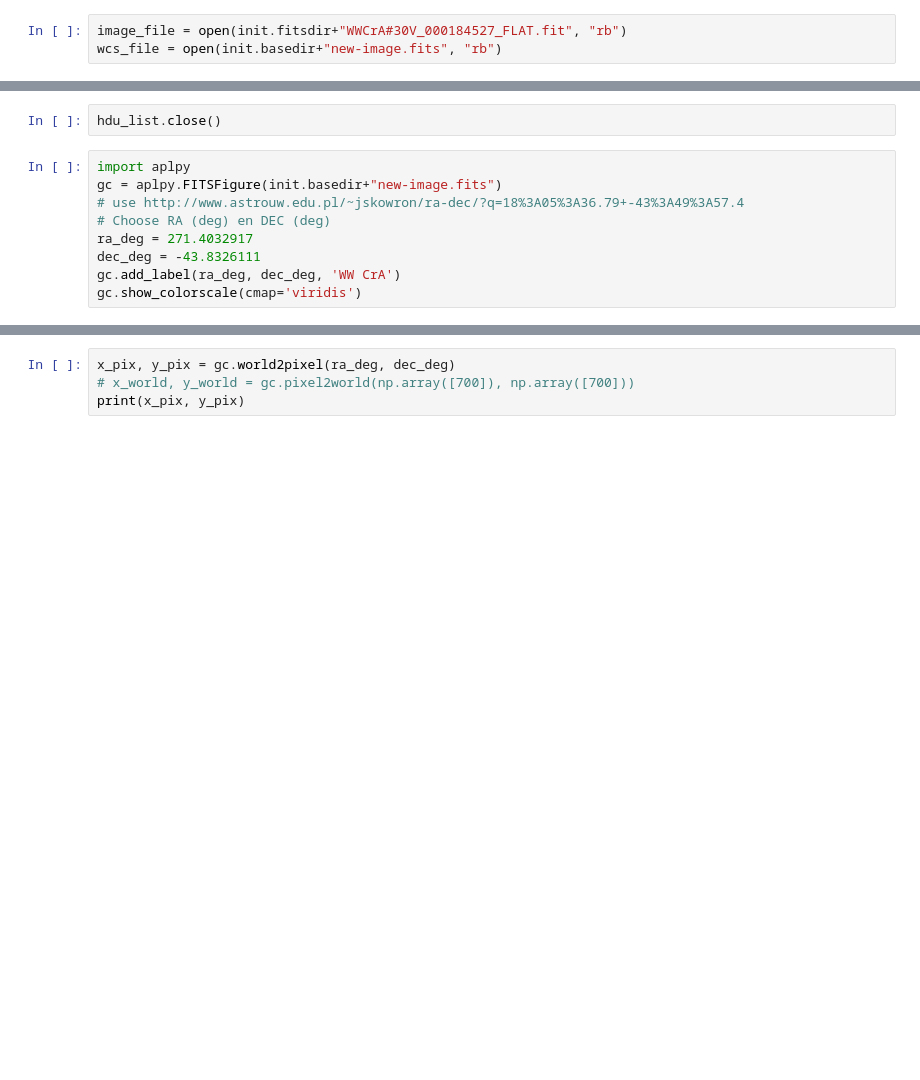
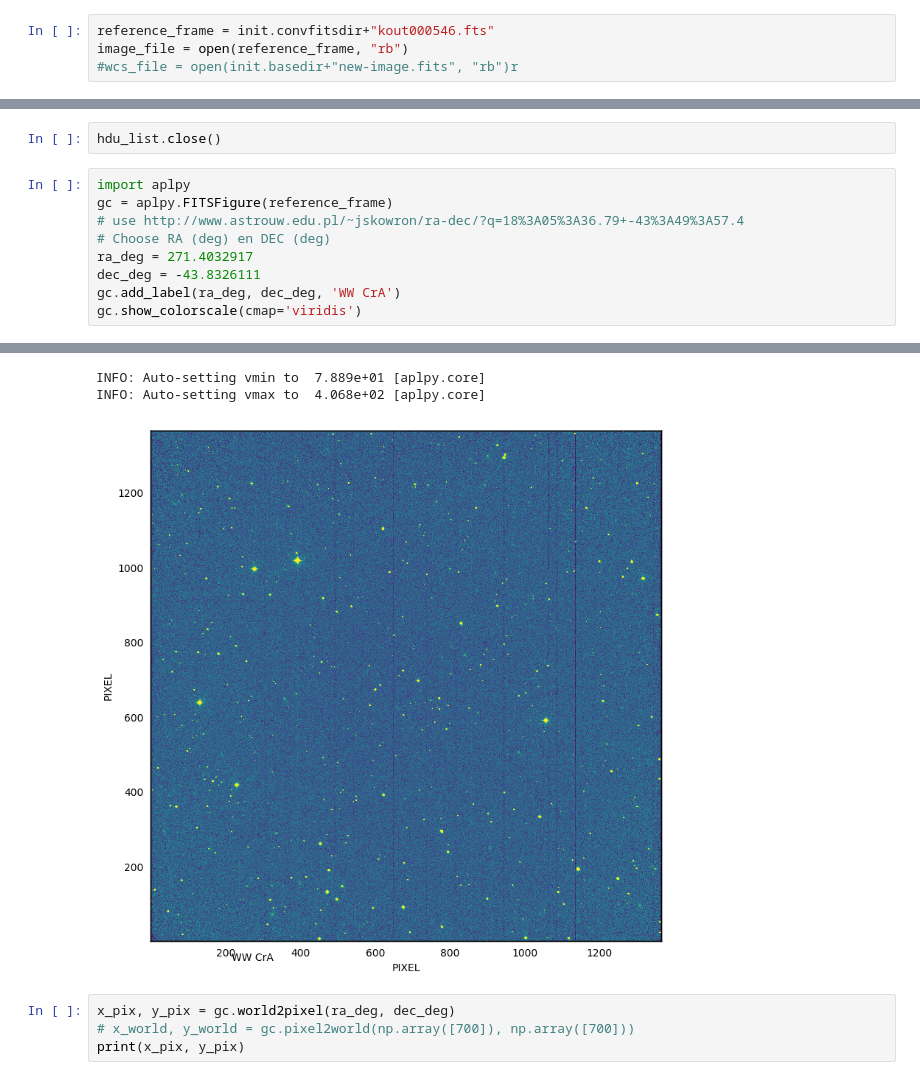
Before and after one commit to mrosseel/vast-automation, a Jupyter notebook: notebooks/fits_tests.ipynb, the cells around one changed output, grey strips where cells are left out. Saved outputs shown, nothing was run; the diff lists cells and outputs as text; blank space fills up the shorter version.

```diff
--- a/notebooks/fits_tests.ipynb
+++ b/notebooks/fits_tests.ipynb
@@ -14,8 +14,9 @@ import matplotlib.pyplot as plt
 # %%
 from astropy.io import fits
 # %%
-image_file = open(init.fitsdir+"WWCrA#30V_000184527_FLAT.fit", "rb")
-wcs_file = open(init.basedir+"new-image.fits", "rb")
+reference_frame = init.convfitsdir+"kout000546.fts"
+image_file = open(reference_frame, "rb")
+#wcs_file = open(init.basedir+"new-image.fits", "rb")r
 # %%
 hdu_list = fits.open(wcs_file)
 hdu_list.info()
@@ -35,7 +36,7 @@ print(image_data.shape)
 hdu_list.close()
 # %%
 import aplpy
-gc = aplpy.FITSFigure(init.basedir+"new-image.fits")
+gc = aplpy.FITSFigure(reference_frame)
 # use http://www.astrouw.edu.pl/~jskowron/ra-dec/?q=18%3A05%3A36.79+-43%3A49%3A57.4
 # Choose RA (deg) en DEC (deg)
 ra_deg = 271.4032917
@@ -47,3 +48,6 @@ ModuleNotFoundError: No module named 'aplpy'
+INFO: Auto-setting vmin to  7.889e+01 [aplpy.core]
+INFO: Auto-setting vmax to  4.068e+02 [aplpy.core]
+[figure, added]
 # %%
 x_pix, y_pix = gc.world2pixel(ra_deg, dec_deg)
 # x_world, y_world = gc.pixel2world(np.array([700]), np.array([700]))
```
Also changed, not shown: parts of 1 cell of this notebook, 6 other files.
